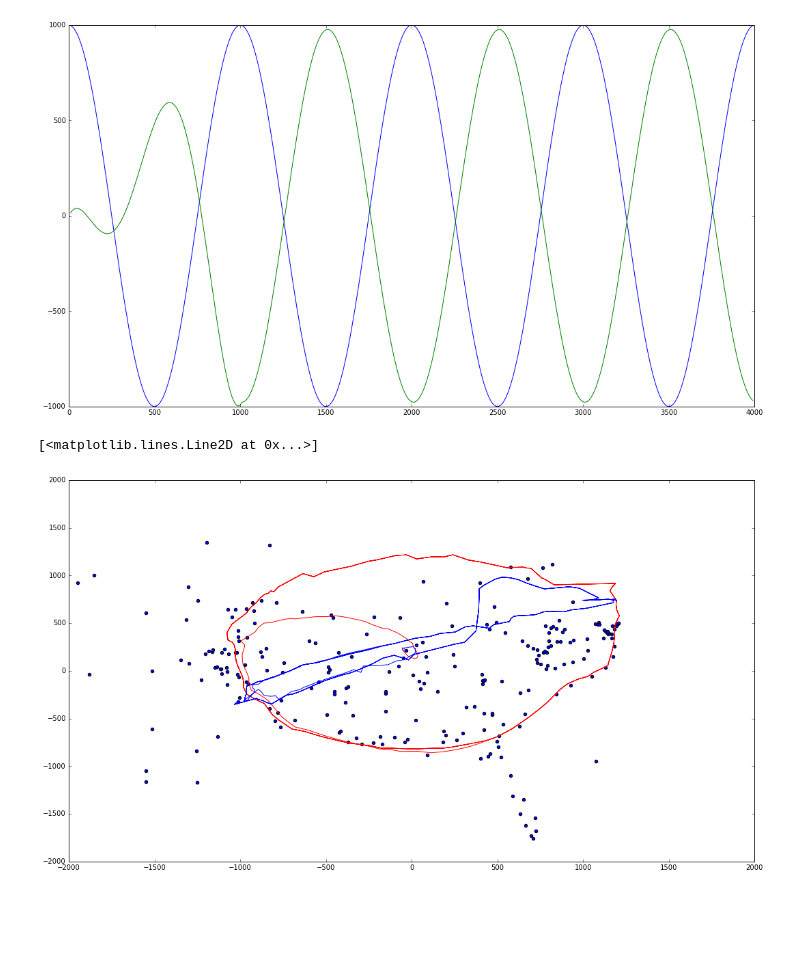
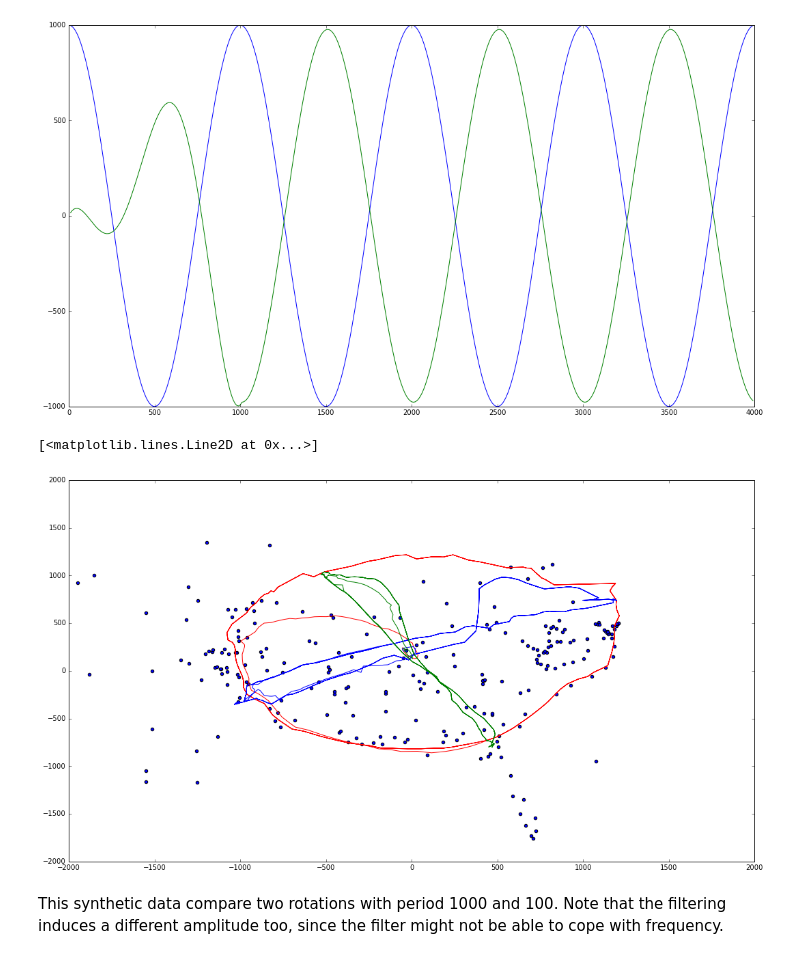
Before and after one commit to toinsson/rto, a Jupyter notebook: RTO - rewarding the original.ipynb, the cells around one changed output. Cells and saved outputs as stored; diff of their text form; code cells hidden in the pictures; blank space fills up the shorter version.

```diff
--- a/RTO - rewarding the original.ipynb
+++ b/RTO - rewarding the original.ipynb
@@ -199,12 +199,11 @@ for i, (t, v) in enumerate(zip(samples_t, rot_y)):
     mexp_output[i] = mexp_jake.last_sample
 roty_xy = isomap.transform(mexp_output)
 
-
 mexp_jake = rto.MotionExplorer(inputdim = 3, order = order, window = 100)
-for i, (t, v) in enumerate(zip(samples_t, rot_y)):
+for i, (t, v) in enumerate(zip(samples_t, rot_z)):
     mexp_jake.new_sample(t, v)
     mexp_output[i] = mexp_jake.last_sample
-roty_xy = isomap.transform(mexp_output)
+rotz_xy = isomap.transform(mexp_output)
 # %% [markdown]
 Due to the filtering nature of the motion explorer, there is a lag in position.
 # %%
@@ -216,10 +215,13 @@ plt.plot(samples_t, rot_x[:,1], samples_t, mexp_output[:,0])
 # %%
 start = 0
 plt.xlim([-2000,2000])
 plt.ylim([-2000,2000])
 plt.scatter(xy[:,0], xy[:,1])
 plt.plot(rotx_xy[:,0], rotx_xy[:,1], 'r')
 plt.plot(roty_xy[:,0], roty_xy[:,1], 'b')
+plt.plot(rotz_xy[:,0], rotz_xy[:,1], 'g')
 # %% [output]
 [<matplotlib.lines.Line2D at 0x...>]
-[figure, old version]
+[figure, new version]
+# %% [markdown]
+This synthetic data compare two rotations with period 1000 and 100. Note that the filtering induces a different amplitude too, since the filter might not be able to cope with frequency.
```
Also changed, not shown: parts of 3 cells of this notebook.
